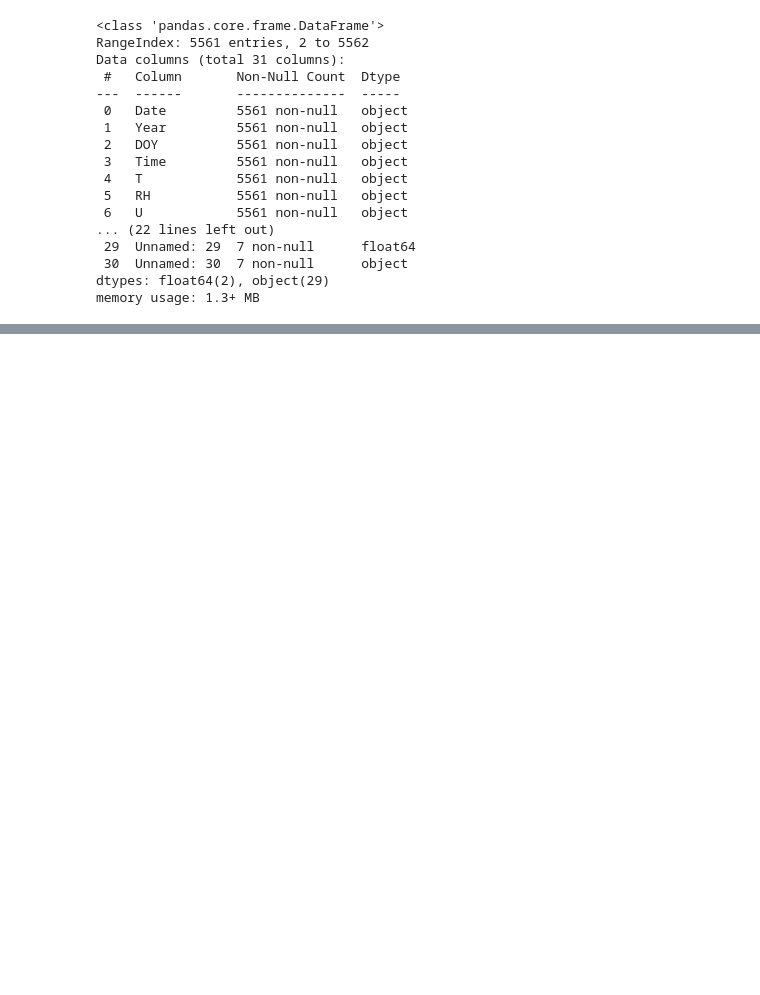
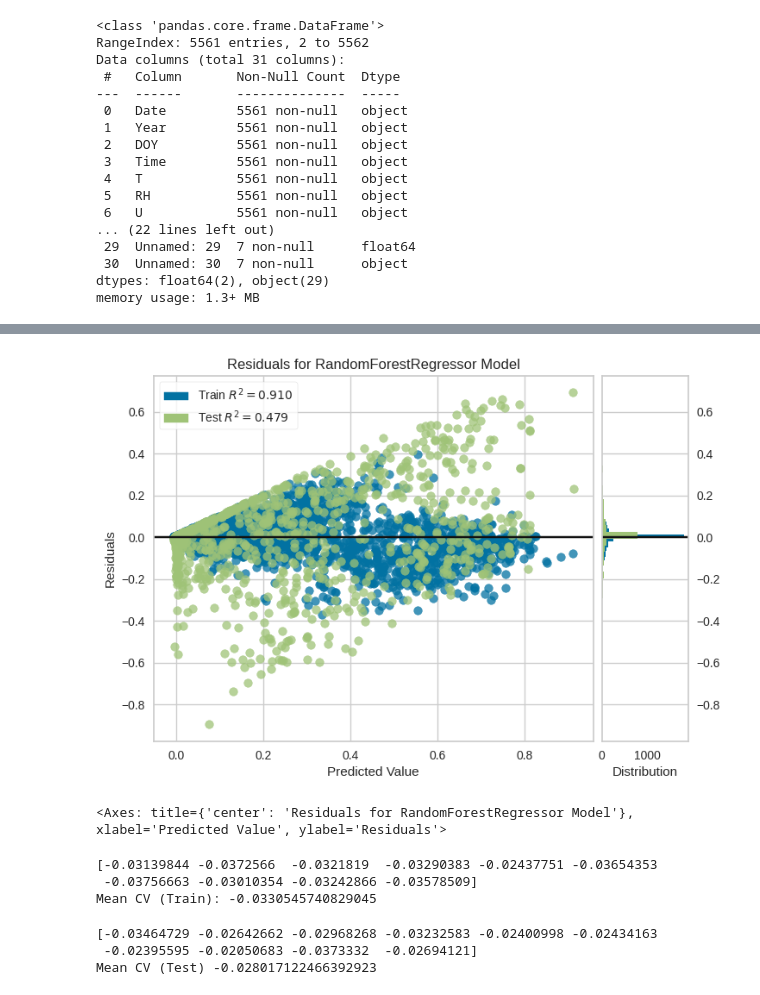
Before and after one commit to Aprilianiput21/TA_Model-ETp, a Jupyter notebook: RF_Tungkub_RH.ipynb, the cells around one changed output, grey strips where cells are left out. Saved outputs shown, nothing was run; the diff lists cells and outputs as text; code cells hidden in the pictures; blank space fills up the shorter version.

```diff
--- a/RF_Tungkub_RH.ipynb
+++ b/RF_Tungkub_RH.ipynb
@@ -108,0 +149,32 @@ plt.show()
+# %%
+#Plotting the residuals
+from yellowbrick.regressor import ResidualsPlot
+visualizer = ResidualsPlot(rf)
+visualizer.fit(X_train_reshaped, y_train)
+visualizer.score(X_test_reshaped, y_test)
+visualizer.poof()
+# %% [output]
+[figure, added]
+<Axes: title={'center': 'Residuals for RandomForestRegressor Model'}, xlabel='Predicted Value', ylabel='Residuals'>
+# %%
+# K Fold Cross Validation
+from sklearn.model_selection import cross_val_score
+#Training Model CV
+score_train = cross_val_score(rf, X_train_reshaped, y_train, scoring ='neg_mean_squared_error', cv = 10)
+print(score_train)
+#The mean score
+print('Mean CV (Train):', np.mean(score_train))
+# %% [output]
+[-0.03139844 -0.0372566  -0.0321819  -0.03290383 -0.02437751 -0.03654353
+ -0.03756663 -0.03010354 -0.03242866 -0.03578509]
+Mean CV (Train): -0.0330545740829045
+# %%
+#Testing Model CV
+score_test = cross_val_score(rf, X_test_reshaped, y_test, scoring ='neg_mean_squared_error', cv = 10)
+print(score_test)
+#The mean score test
+print('Mean CV (Test)', np.mean(score_test))
+# %% [output]
+[-0.03464729 -0.02642662 -0.02968268 -0.03232583 -0.02400998 -0.02434163
+ -0.02395595 -0.02050683 -0.0373332  -0.02694121]
+Mean CV (Test) -0.028017122466392923
```
Also changed, not shown: parts of 16 cells of this notebook.
